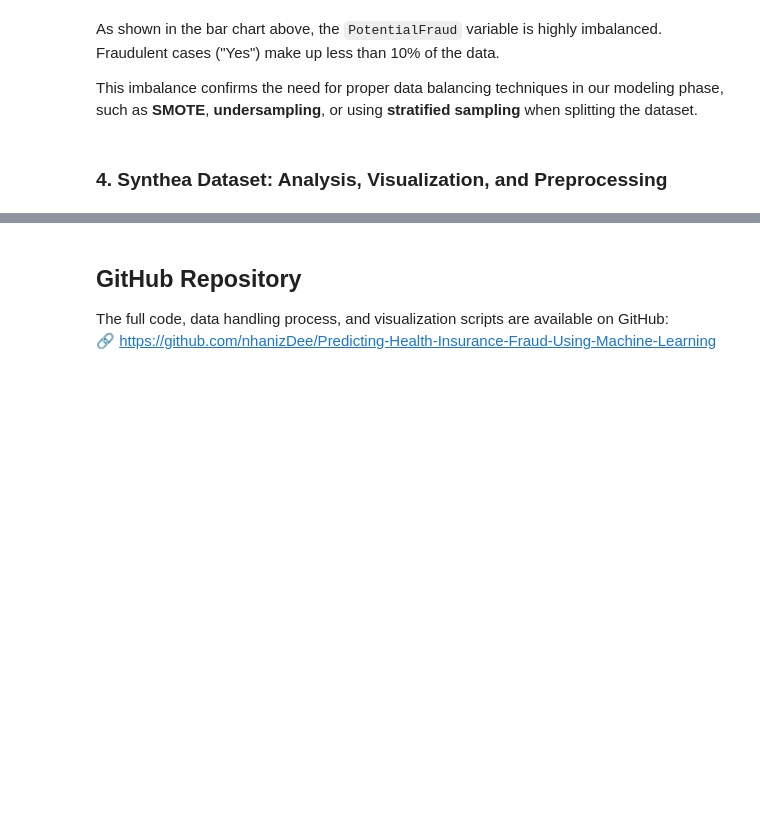
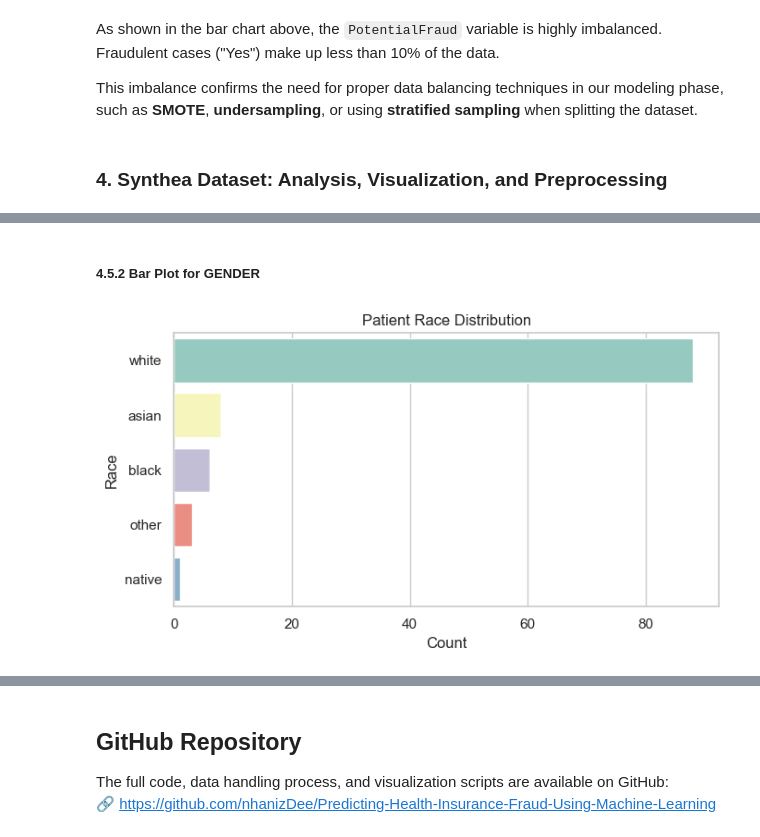
Before and after one commit to nhanizDee/Predicting-Health-Insurance-Fraud-Using-Machine-Learning, a Jupyter notebook: Project Report 2- Group 2.ipynb, the cells around one changed output, grey strips where cells are left out. Drawn from its saved outputs; the diff is of its cells as text; code cells hidden in the pictures; blank space fills up the shorter version.

```diff
--- a/Project Report 2- Group 2.ipynb
+++ b/Project Report 2- Group 2.ipynb
@@ -401,0 +581,12 @@ This imbalance confirms the need for proper data balancing techniques in our mod
+# %% [markdown]
+##### **4.5.2 Bar Plot for GENDER**
+# %%
+plt.figure(figsize=(7, 4))
+sns.countplot(y='RACE', data=synthea_patients_df, palette='Set3', order=synthea_patients_df['RACE'].value_counts().index)
+plt.title('Patient Race Distribution')
+plt.xlabel('Count')
+plt.ylabel('Race')
+plt.tight_layout()
+plt.show()
+# %% [output]
+[figure, added]
```
Also changed, not shown: parts of 26 cells of this notebook.
